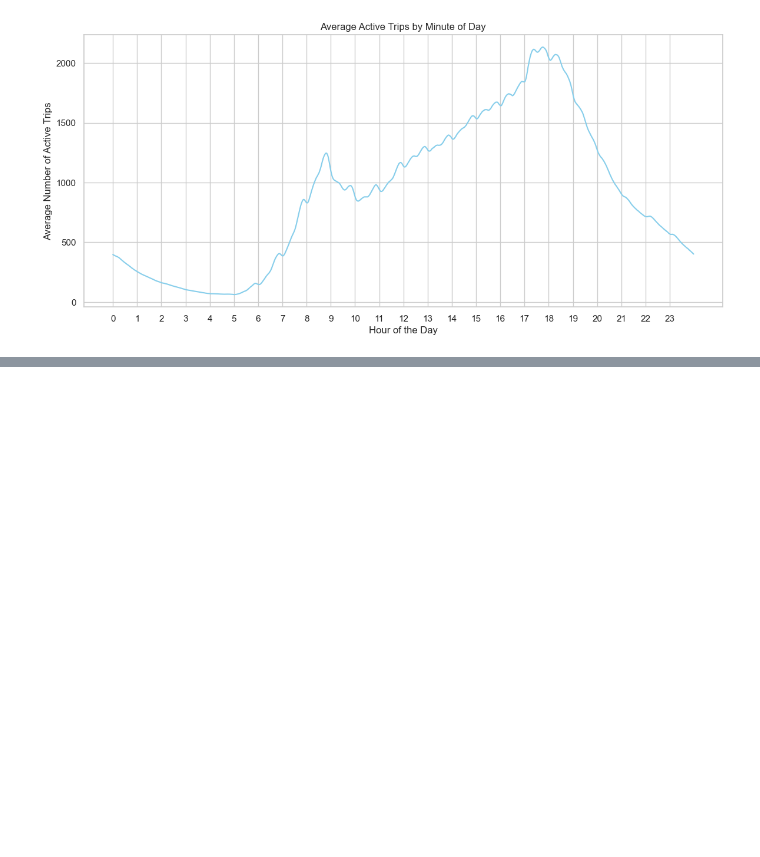
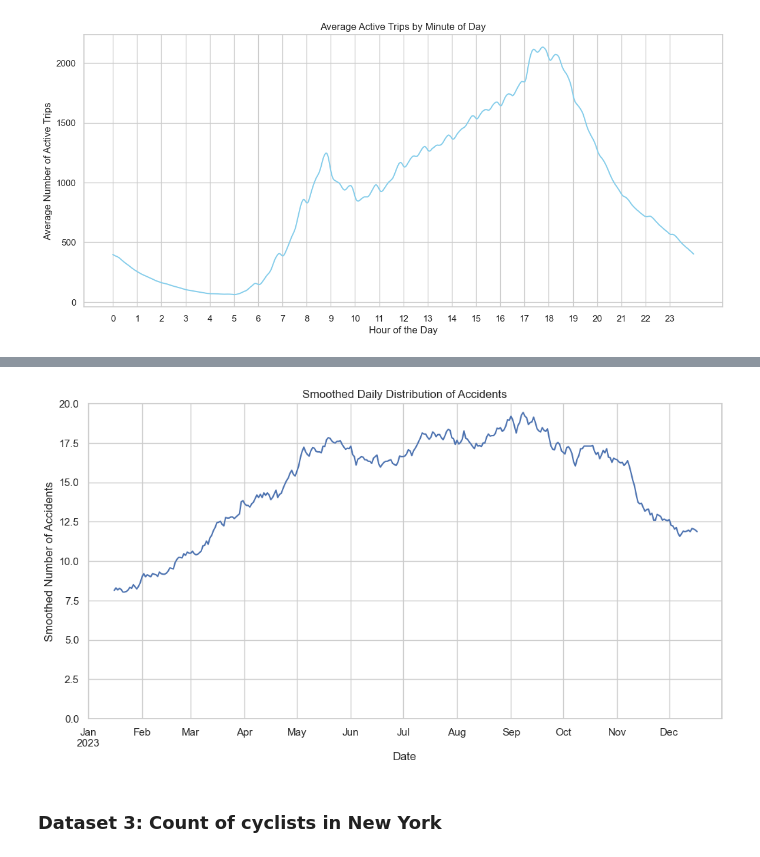
Before and after one commit to aziztnani/Citibike_insurance, a Jupyter notebook: notebooks/citibike_data_analysis.ipynb, the cells around one changed output, grey strips where cells are left out. Saved outputs shown, nothing was run; the diff lists cells and outputs as text; code cells hidden in the pictures; blank space fills up the shorter version.

```diff
--- a/notebooks/citibike_data_analysis.ipynb
+++ b/notebooks/citibike_data_analysis.ipynb
@@ -292,0 +392,19 @@ plt.show()
+# %%
+# Count accidents per day first
+daily_counts = df_accidents.resample('D', on='crash_date').size()
+
+# Apply a 30-day rolling mean for smoothing
+monthly_smoothed = daily_counts.rolling(window=30, center=True).mean()
+
+# Plotting the smoothed data
+plt.figure(figsize=(12, 6))
+monthly_smoothed.plot(kind='line')
+plt.title('Smoothed Daily Distribution of Accidents')
+plt.xlabel('Date')
+plt.ylabel('Smoothed Number of Accidents')
+plt.ylim(0)
+plt.show()
+# %% [output]
+[figure, added]
+# %% [markdown]
+### Dataset 3: Count of cyclists in New York
```
Also changed, not shown: parts of 12 cells of this notebook, 1 other file.
